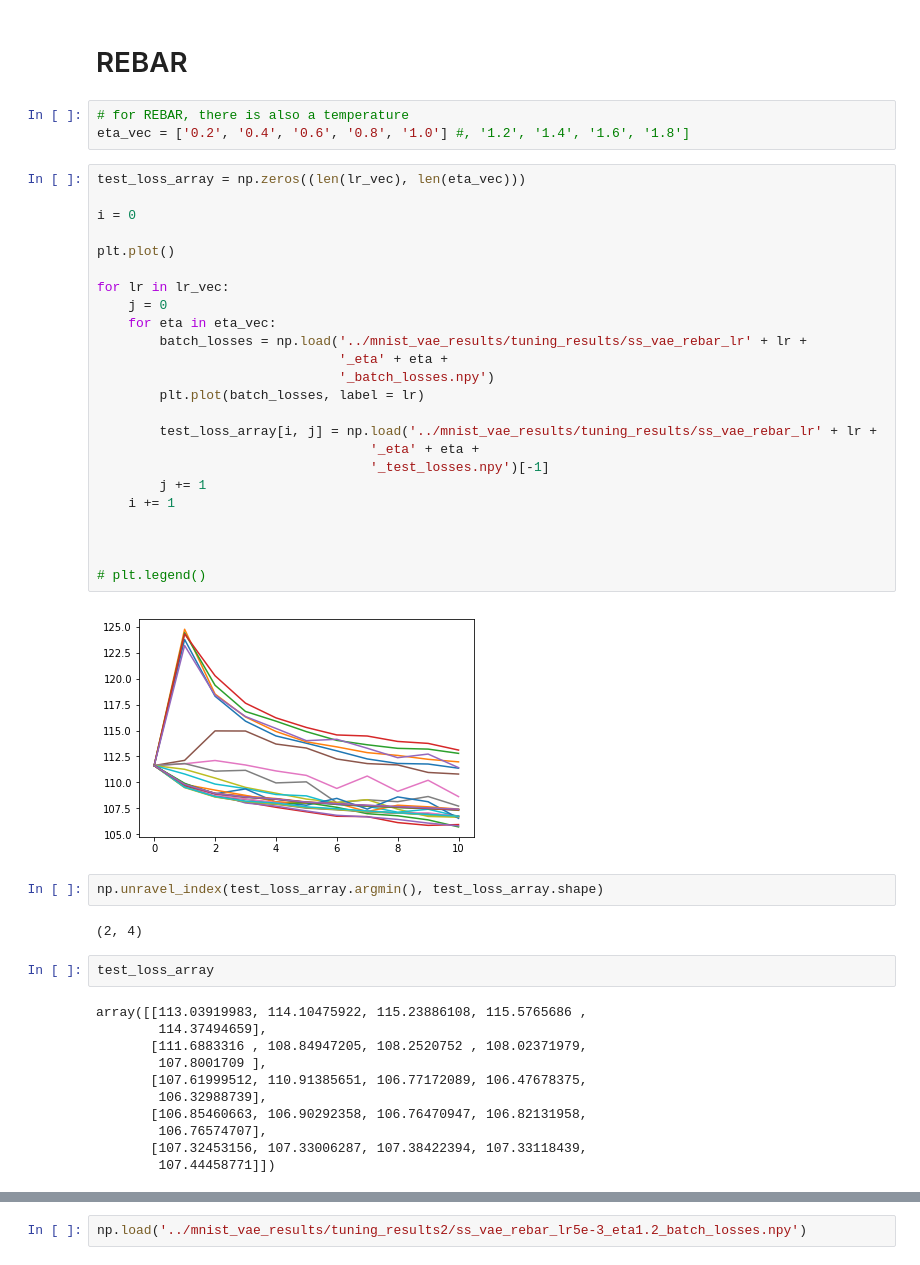
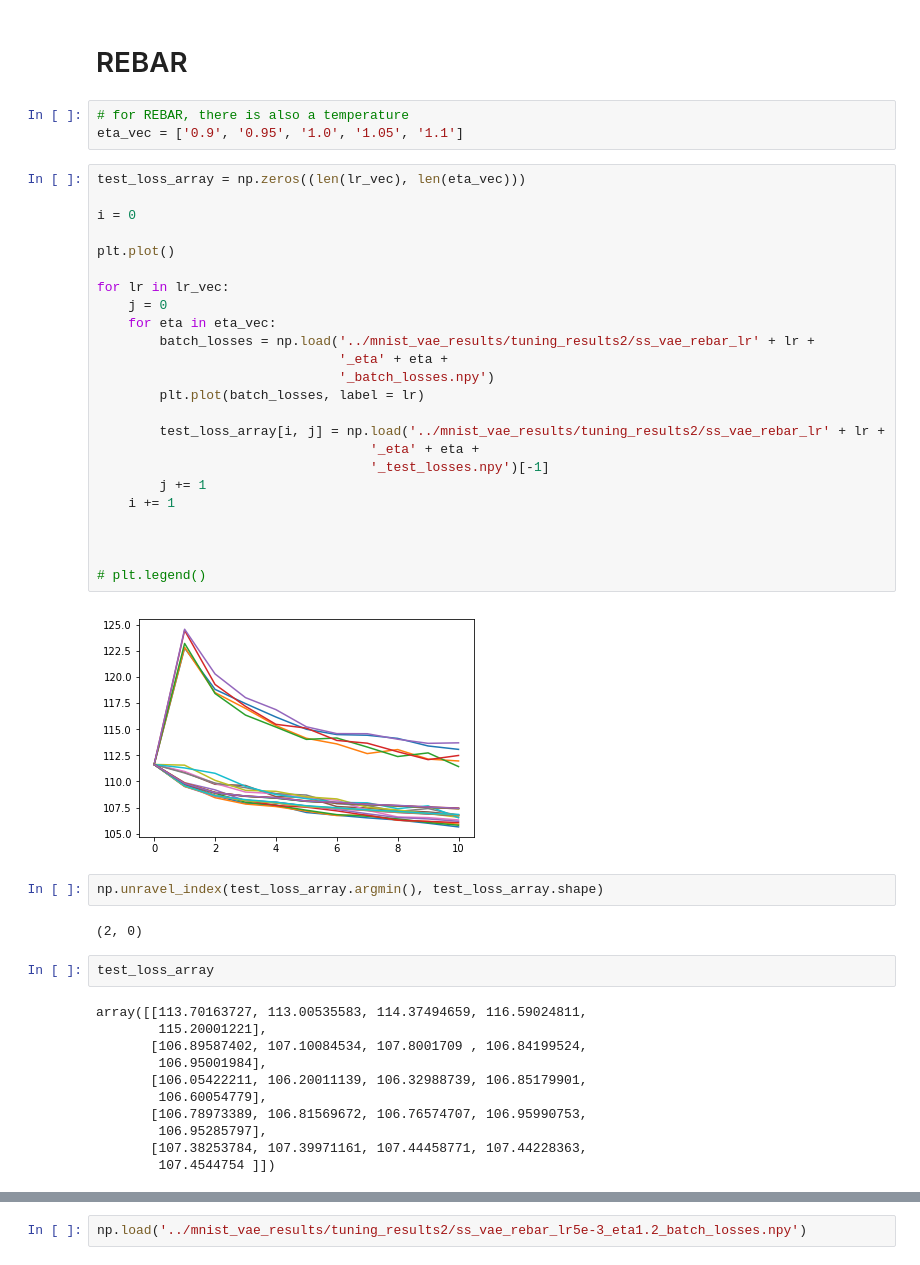
Before and after one commit to Runjing-Liu120/RaoBlackwellizedSGD, a Jupyter notebook: experiments/semisupervised_mnist/jupyter/examing_tuning.ipynb, the cells around one changed output, grey strips where cells are left out. Cells and saved outputs as stored; diff of their text form.

Commit message:
rebar tuning results

```diff
--- a/experiments/semisupervised_mnist/jupyter/examing_tuning.ipynb
+++ b/experiments/semisupervised_mnist/jupyter/examing_tuning.ipynb
@@ -149,48 +149,48 @@ np.unravel_index(test_loss_array.argmin(), test_loss_array.shape)
 # REBAR
 # %%
 # for REBAR, there is also a temperature
-eta_vec = ['0.2', '0.4', '0.6', '0.8', '1.0'] #, '1.2', '1.4', '1.6', '1.8']
+eta_vec = ['0.9', '0.95', '1.0', '1.05', '1.1']
 # %%
 test_loss_array = np.zeros((len(lr_vec), len(eta_vec)))
 
 i = 0
 
 plt.plot()
 
 for lr in lr_vec:
     j = 0
     for eta in eta_vec:
-        batch_losses = np.load('../mnist_vae_results/tuning_results/ss_vae_rebar_lr' + lr +
+        batch_losses = np.load('../mnist_vae_results/tuning_results2/ss_vae_rebar_lr' + lr +
                                '_eta' + eta +
                                '_batch_losses.npy')
         plt.plot(batch_losses, label = lr)
 
-        test_loss_array[i, j] = np.load('../mnist_vae_results/tuning_results/ss_vae_rebar_lr' + lr +
+        test_loss_array[i, j] = np.load('../mnist_vae_results/tuning_results2/ss_vae_rebar_lr' + lr +
                                    '_eta' + eta +
                                    '_test_losses.npy')[-1]
         j += 1
     i += 1
 
 
 
 # plt.legend()
 # %% [output]
-[figure, old version]
+[figure, new version]
 # %%
 np.unravel_index(test_loss_array.argmin(), test_loss_array.shape)
 # %% [output]
-(2, 4)
+(2, 0)
 # %%
 test_loss_array
 # %% [output]
-array([[113.03919983, 114.10475922, 115.23886108, 115.5765686 ,
-        114.37494659],
-       [111.6883316 , 108.84947205, 108.2520752 , 108.02371979,
-        107.8001709 ],
-       [107.61999512, 110.91385651, 106.77172089, 106.47678375,
-        106.32988739],
-       [106.85460663, 106.90292358, 106.76470947, 106.82131958,
-        106.76574707],
-       [107.32453156, 107.33006287, 107.38422394, 107.33118439,
-        107.44458771]])
+array([[113.70163727, 113.00535583, 114.37494659, 116.59024811,
+        115.20001221],
+       [106.89587402, 107.10084534, 107.8001709 , 106.84199524,
+        106.95001984],
+       [106.05422211, 106.20011139, 106.32988739, 106.85179901,
+        106.60054779],
+       [106.78973389, 106.81569672, 106.76574707, 106.95990753,
+        106.95285797],
+       [107.38253784, 107.39971161, 107.44458771, 107.44228363,
+        107.4544754 ]])
 # %%
```
Also changed, not shown: parts of 2 cells of this notebook, 2 other files.
